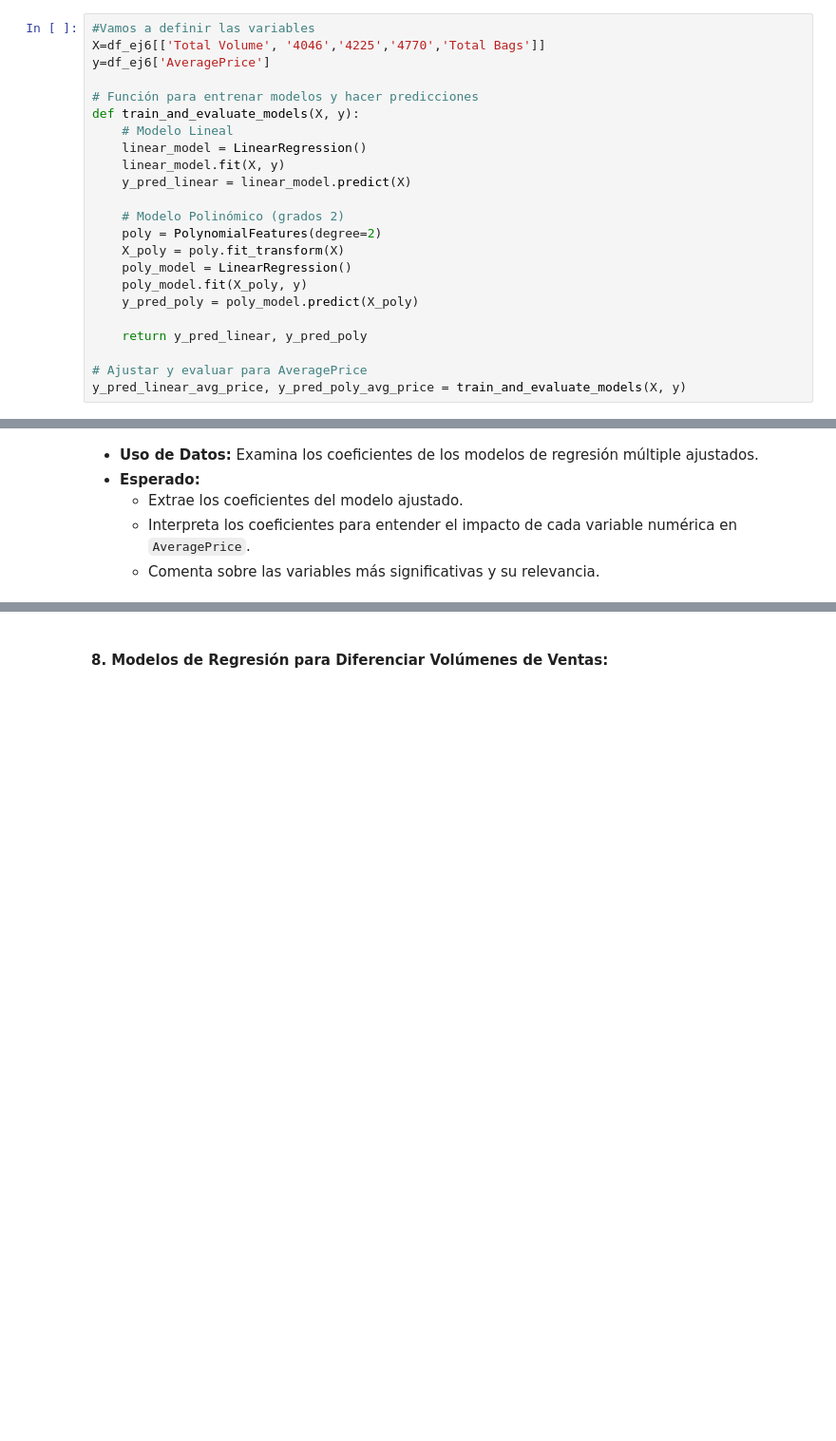
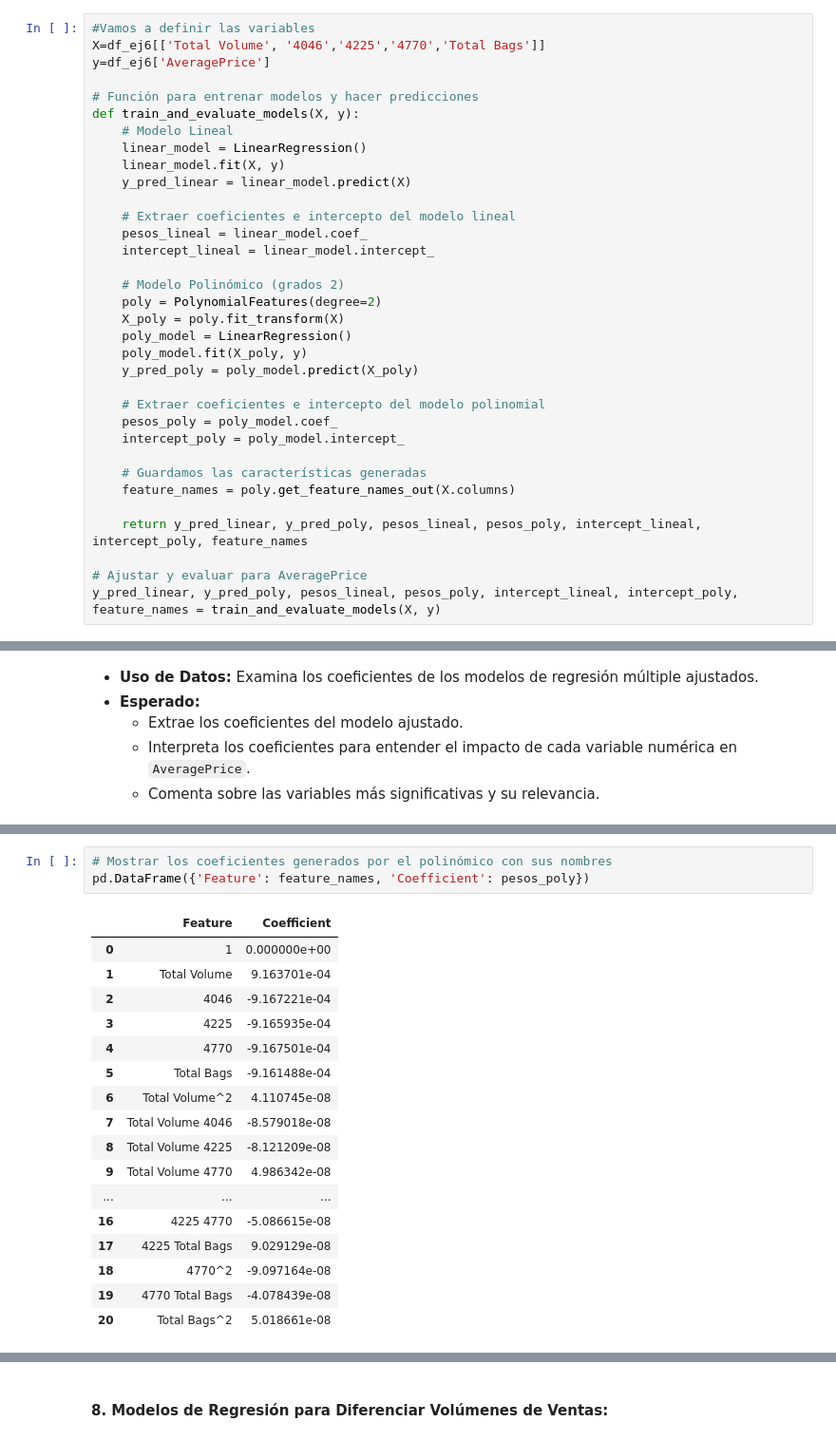
Before and after one commit to albagd77/MAGic-Avocado-TP1, a Jupyter notebook: 05_correlacion_y_regresion.ipynb, the cells around one changed output, grey strips where cells are left out. Shown at 95% size. Saved outputs shown, nothing was run; the diff lists cells and outputs as text; blank space fills up the shorter version.

```diff
--- a/05_correlacion_y_regresion.ipynb
+++ b/05_correlacion_y_regresion.ipynb
@@ -668,6 +668,10 @@ def train_and_evaluate_models(X, y):
     linear_model.fit(X, y)
     y_pred_linear = linear_model.predict(X)
 
+    # Extraer coeficientes e intercepto del modelo lineal
+    pesos_lineal = linear_model.coef_
+    intercept_lineal = linear_model.intercept_
+
     # Modelo Polinómico (grados 2)
     poly = PolynomialFeatures(degree=2)
     X_poly = poly.fit_transform(X)
@@ -675,10 +679,17 @@ def train_and_evaluate_models(X, y):
     poly_model.fit(X_poly, y)
     y_pred_poly = poly_model.predict(X_poly)
 
-    return y_pred_linear, y_pred_poly
+    # Extraer coeficientes e intercepto del modelo polinomial
+    pesos_poly = poly_model.coef_
+    intercept_poly = poly_model.intercept_
+
+    # Guardamos las características generadas
+    feature_names = poly.get_feature_names_out(X.columns)
+
+    return y_pred_linear, y_pred_poly, pesos_lineal, pesos_poly, intercept_lineal, intercept_poly, feature_names
 
 # Ajustar y evaluar para AveragePrice
-y_pred_linear_avg_price, y_pred_poly_avg_price = train_and_evaluate_models(X, y)
+y_pred_linear, y_pred_poly, pesos_lineal, pesos_poly, intercept_lineal, intercept_poly, feature_names = train_and_evaluate_models(X, y)
 # %%
 # Evaluar AveragePrice
 print("Evaluación para AveragePrice con modelo de Regresión Lineal")
@@ -707,0 +743,21 @@ R^2: 0.5737655914714156
+# %%
+# Mostrar los coeficientes generados por el polinómico con sus nombres
+pd.DataFrame({'Feature': feature_names, 'Coefficient': pesos_poly})
+# %% [output]
+|  | Feature | Coefficient |
+| 0 | 1 | 0.000000e+00 |
+| 1 | Total Volume | 9.163701e-04 |
+| 2 | 4046 | -9.167221e-04 |
+| 3 | 4225 | -9.165935e-04 |
+| 4 | 4770 | -9.167501e-04 |
+| 5 | Total Bags | -9.161488e-04 |
+| 6 | Total Volume^2 | 4.110745e-08 |
+| 7 | Total Volume 4046 | -8.579018e-08 |
+| 8 | Total Volume 4225 | -8.121209e-08 |
+| 9 | Total Volume 4770 | 4.986342e-08 |
+| ... | ... | ... |
+| 16 | 4225 4770 | -5.086615e-08 |
+| 17 | 4225 Total Bags | 9.029129e-08 |
+| 18 | 4770^2 | -9.097164e-08 |
+| 19 | 4770 Total Bags | -4.078439e-08 |
+| 20 | Total Bags^2 | 5.018661e-08 |
```
Also changed, not shown: parts of 5 cells of this notebook.
